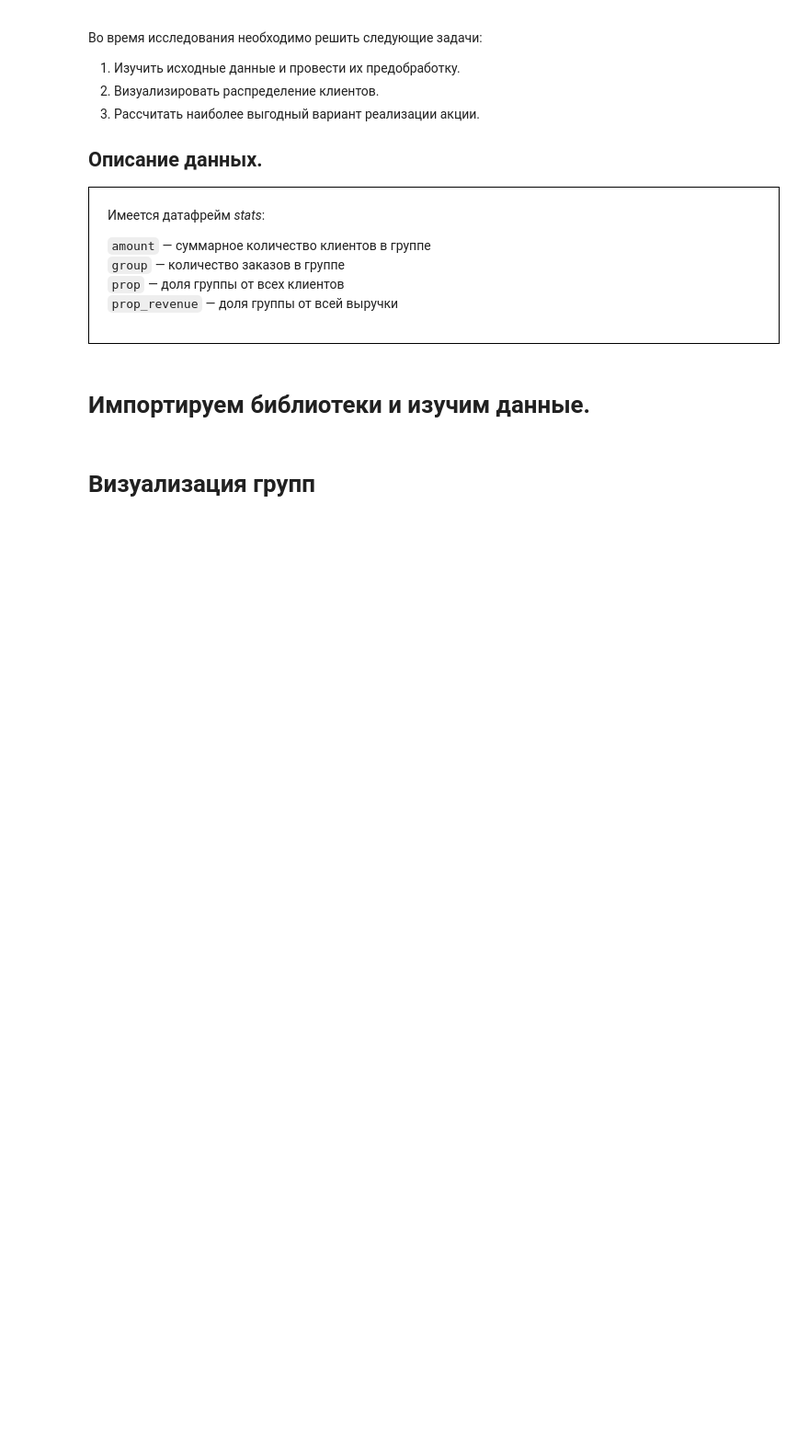
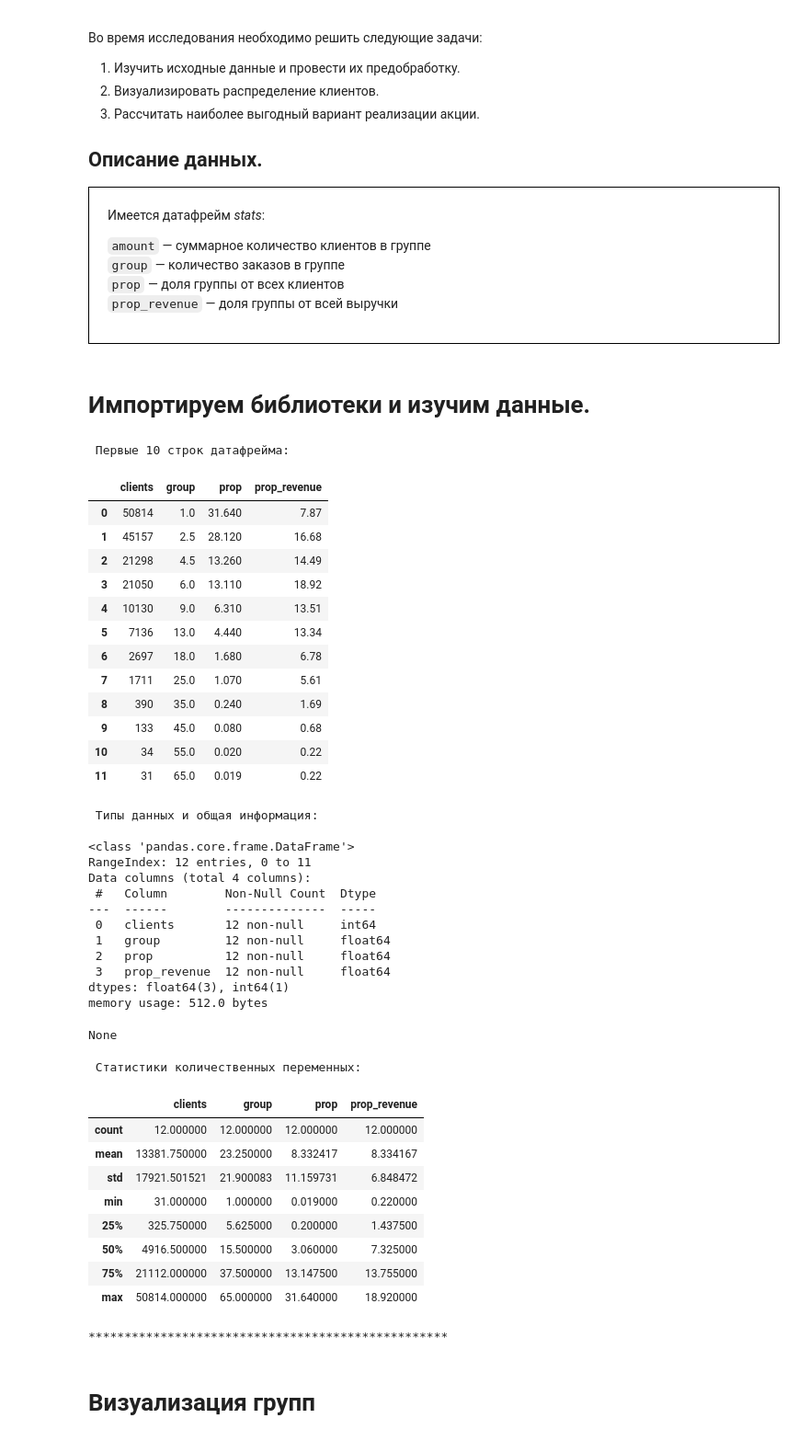
Before and after one commit to TerekhinSergey/Test_tasks, a Jupyter notebook: Fuji_marketing_campaign/Fuji_marketing_campaign.ipynb, the cells around one changed output. Shown at 92% size. Saved outputs shown, nothing was run; the diff lists cells and outputs as text; code cells hidden in the pictures; blank space fills up the shorter version.

```diff
--- a/Fuji_marketing_campaign/Fuji_marketing_campaign.ipynb
+++ b/Fuji_marketing_campaign/Fuji_marketing_campaign.ipynb
@@ -74,7 +74,47 @@ def full_info(df_list):
     return
 # %%
 #Посмотрим на данные.
-#full_info(df_list)
+full_info(df_list)
+# %% [output]
+ Первые 10 строк датафрейма:
+|  | clients | group | prop | prop_revenue |
+| 0 | 50814 | 1.0 | 31.640 | 7.87 |
+| 1 | 45157 | 2.5 | 28.120 | 16.68 |
+| 2 | 21298 | 4.5 | 13.260 | 14.49 |
+| 3 | 21050 | 6.0 | 13.110 | 18.92 |
+| 4 | 10130 | 9.0 | 6.310 | 13.51 |
+| 5 | 7136 | 13.0 | 4.440 | 13.34 |
+| 6 | 2697 | 18.0 | 1.680 | 6.78 |
+| 7 | 1711 | 25.0 | 1.070 | 5.61 |
+| 8 | 390 | 35.0 | 0.240 | 1.69 |
+| 9 | 133 | 45.0 | 0.080 | 0.68 |
+| 10 | 34 | 55.0 | 0.020 | 0.22 |
+| 11 | 31 | 65.0 | 0.019 | 0.22 |
+ Типы данных и общая информация:
+
+<class 'pandas.core.frame.DataFrame'>
+RangeIndex: 12 entries, 0 to 11
+Data columns (total 4 columns):
+ #   Column        Non-Null Count  Dtype
+---  ------        --------------  -----
+ 0   clients       12 non-null     int64
+ 1   group         12 non-null     float64
+ 2   prop          12 non-null     float64
+ 3   prop_revenue  12 non-null     float64
+dtypes: float64(3), int64(1)
+memory usage: 512.0 bytes
+None
+ Статистики количественных переменных:
+|  | clients | group | prop | prop_revenue |
+| count | 12.000000 | 12.000000 | 12.000000 | 12.000000 |
+| mean | 13381.750000 | 23.250000 | 8.332417 | 8.334167 |
+| std | 17921.501521 | 21.900083 | 11.159731 | 6.848472 |
+| min | 31.000000 | 1.000000 | 0.019000 | 0.220000 |
+| 25% | 325.750000 | 5.625000 | 0.200000 | 1.437500 |
+| 50% | 4916.500000 | 15.500000 | 3.060000 | 7.325000 |
+| 75% | 21112.000000 | 37.500000 | 13.147500 | 13.755000 |
+| max | 50814.000000 | 65.000000 | 31.640000 | 18.920000 |
+**************************************************
 # %% [markdown]
 # Визуализация групп
 # %%
```
Also changed, not shown: parts of 12 cells of this notebook.
